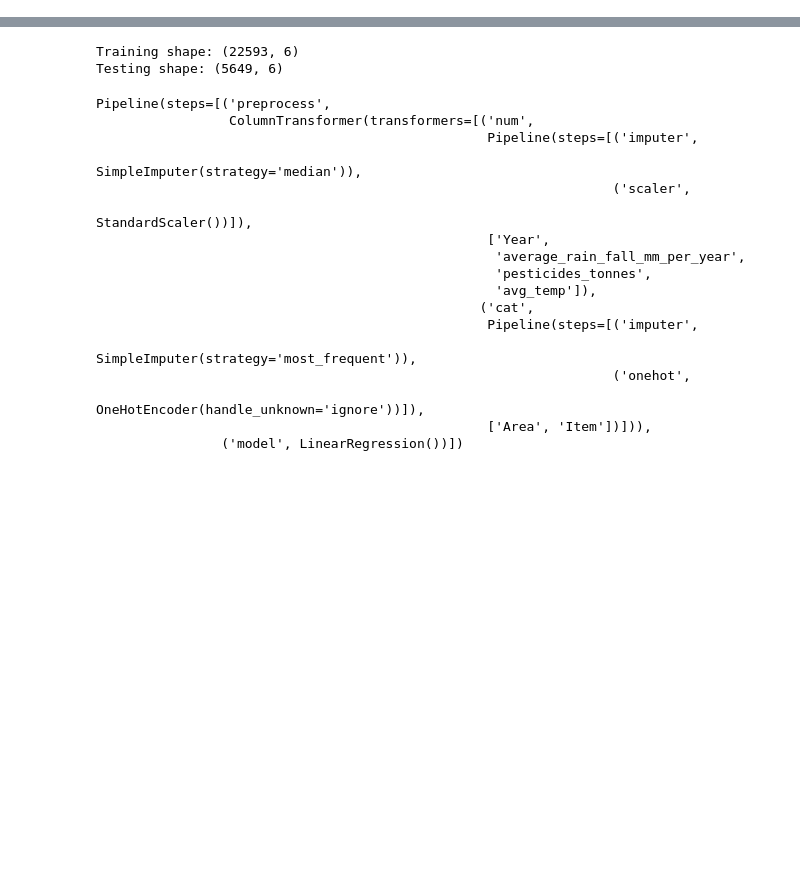
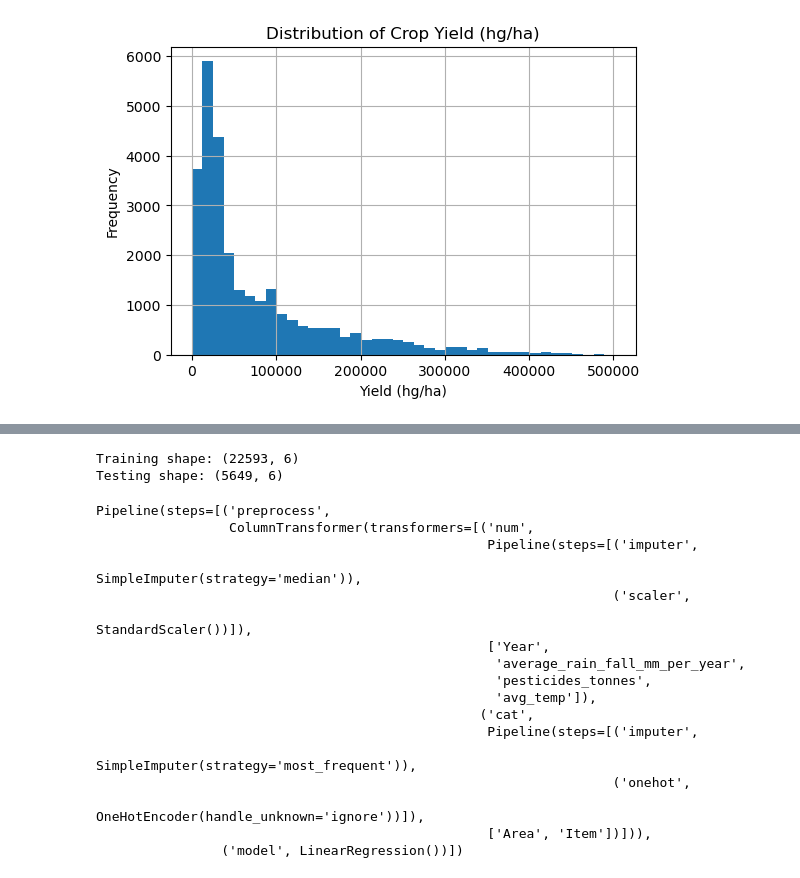
Before and after one commit to Babandeep16/CropYieldPrediction, a Jupyter notebook: notebooks/01_EDA_preprocessing.ipynb, the cells around one changed output, grey strips where cells are left out. Cells and saved outputs as stored; diff of their text form; code cells hidden in the pictures; blank space fills up the shorter version.

```diff
--- a/notebooks/01_EDA_preprocessing.ipynb
+++ b/notebooks/01_EDA_preprocessing.ipynb
@@ -18,0 +73,12 @@ num_imputer = SimpleImputer(strategy="median")
+# %%
+import matplotlib.pyplot as plt
+
+# Yield distribution
+plt.figure(figsize=(6,4))
+df["hg/ha_yield"].hist(bins=40)
+plt.title("Distribution of Crop Yield (hg/ha)")
+plt.xlabel("Yield (hg/ha)")
+plt.ylabel("Frequency")
+plt.show()
+# %% [output]
+[figure, added]
```
Also changed, not shown: parts of 12 cells of this notebook, 1 other file.
